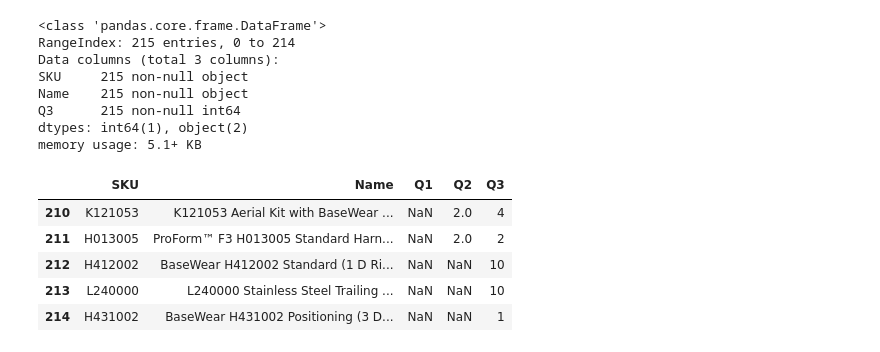
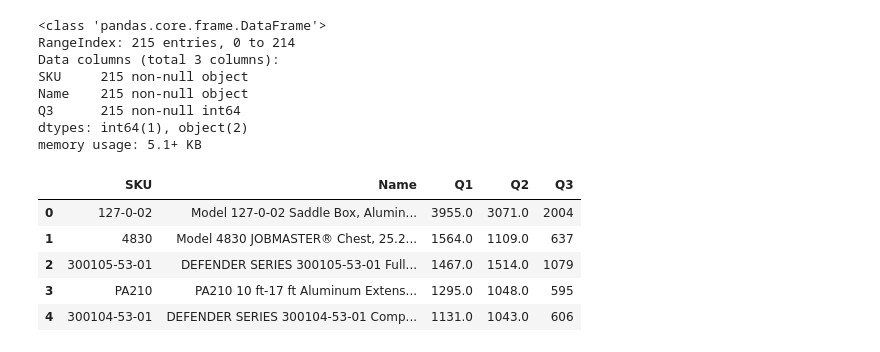
Before and after one commit to moscowjh/CLC, a Jupyter notebook: CityLadder Online Sales - Exploratory Notebooks.ipynb, the cells around one changed output. Drawn from its saved outputs; the diff is of its cells as text; code cells hidden in the pictures.

```diff
--- a/CityLadder Online Sales - Exploratory Notebooks.ipynb
+++ b/CityLadder Online Sales - Exploratory Notebooks.ipynb
@@ -35,7 +35,7 @@ Click-Throughs    334 non-null int64
 dtypes: int64(2), object(1)
 memory usage: 7.9+ KB
 # %%
-q1_impressions = pd.read_csv('q1_impressions.csv')
+q1_impressions = pd.read_csv('Q1_impressions.csv')
 q1_impressions.head()
 # %% [output]
 |  | SKU | Name | Q1 |
@@ -56,7 +56,7 @@ Q1      193 non-null int64
 dtypes: int64(1), object(2)
 memory usage: 4.6+ KB
 # %%
-q2_impressions = pd.read_csv('q2_impressions.csv')
+q2_impressions = pd.read_csv('Q2_impressions.csv')
 q2_impressions.head()
 # %% [output]
 |  | SKU | Name | Q2 |
@@ -77,7 +77,7 @@ Q2      213 non-null int64
 dtypes: int64(1), object(2)
 memory usage: 5.1+ KB
 # %%
-q3_impressions = pd.read_csv('q3_impressions.csv')
+q3_impressions = pd.read_csv('Q3_impressions.csv')
 q3_impressions.head()
 # %% [output]
 |  | SKU | Name | Q3 |
@@ -100,11 +100,11 @@ memory usage: 5.1+ KB
 # %%
 df = pd.merge(pd.merge(q1_impressions,q2_impressions,on='SKU', how='right'),q3_impressions,on='SKU', how='right')
 impressions_merged = df[['SKU','Name', 'Q1', 'Q2', 'Q3']]
-impressions_merged.tail()
+impressions_merged.head()
 # %% [output]
 |  | SKU | Name | Q1 | Q2 | Q3 |
-| 210 | K121053 | K121053 Aerial Kit with BaseWear ... | NaN | 2.0 | 4 |
-| 211 | H013005 | ProForm™ F3 H013005 Standard Harn... | NaN | 2.0 | 2 |
-| 212 | H412002 | BaseWear H412002 Standard (1 D Ri... | NaN | NaN | 10 |
-| 213 | L240000 | L240000 Stainless Steel Trailing ... | NaN | NaN | 10 |
-| 214 | H431002 | BaseWear H431002 Positioning (3 D... | NaN | NaN | 1 |
+| 0 | 127-0-02 | Model 127-0-02 Saddle Box, Alumin... | 3955.0 | 3071.0 | 2004 |
+| 1 | 4830 | Model 4830 JOBMASTER® Chest, 25.2... | 1564.0 | 1109.0 | 637 |
+| 2 | 300105-53-01 | DEFENDER SERIES 300105-53-01 Full... | 1467.0 | 1514.0 | 1079 |
+| 3 | PA210 | PA210 10 ft-17 ft Aluminum Extens... | 1295.0 | 1048.0 | 595 |
+| 4 | 300104-53-01 | DEFENDER SERIES 300104-53-01 Comp... | 1131.0 | 1043.0 | 606 |
```
Also changed, not shown: parts of 13 cells of this notebook, 3 other files.
